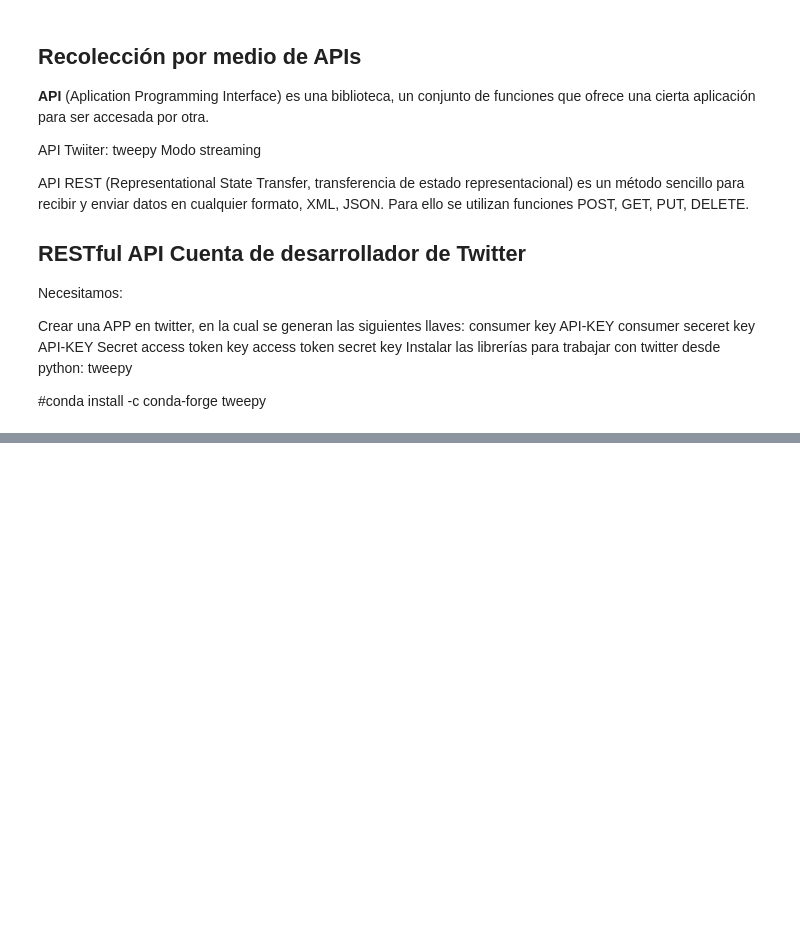
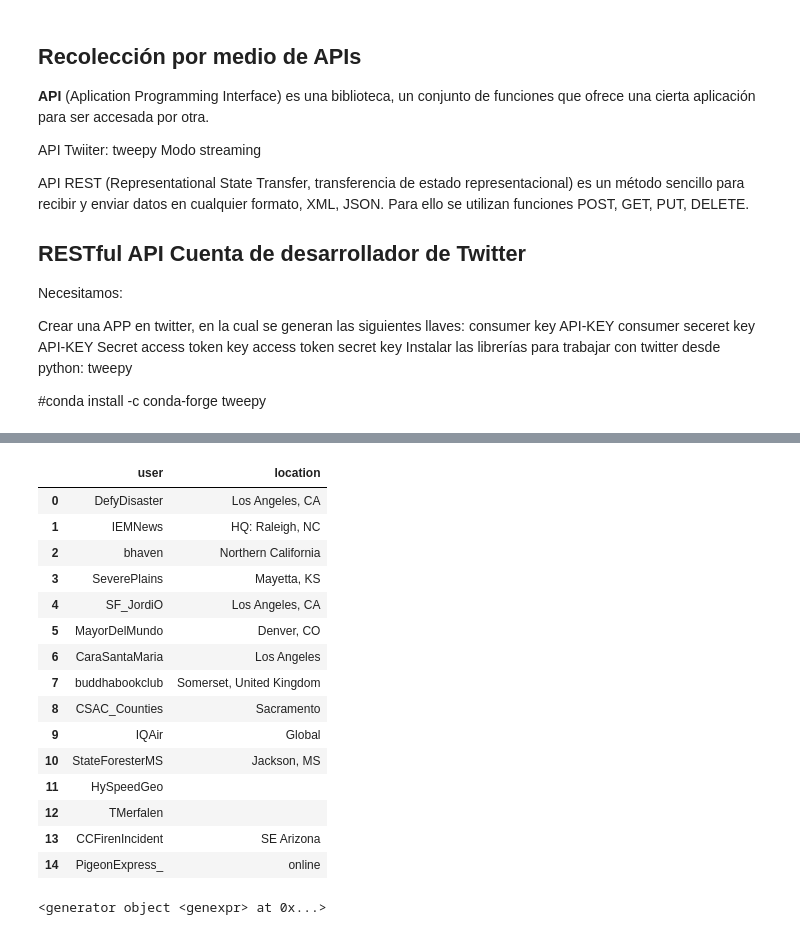
Before and after one commit to misaeladame/big-data, a Jupyter notebook: Jupyter/02_04_Twitter.ipynb, the cells around one changed output, grey strips where cells are left out. Saved outputs shown, nothing was run; the diff lists cells and outputs as text; code cells hidden in the pictures; blank space fills up the shorter version.

```diff
--- a/Jupyter/02_04_Twitter.ipynb
+++ b/Jupyter/02_04_Twitter.ipynb
@@ -61,8 +59,8 @@ access_token_secret = ""
 # %%
 #se crea un objeto de la clase OAuthHandler para poder utilizar la API con python
-"""
+
 auth = tw.OAuthHandler(consumer_key, consumer_secret) #objeto
 auth.set_access_token(access_token, access_token_secret) #credenciales para utilizar la API, en
-api = tw.API(auth, wait_on_rate_limite = True)
-"""
+api = tw.API(auth, wait_on_rate_limit=True)
+
 #objeto de la clase API, que nos permitirá realizar las consultas
@@ -71,9 +67,7 @@ api = tw.API(auth, wait_on_rate_limite = True)
 # %%
 #Ejemplo: dos variables de búsqueda
-"""
 search_words = "#wildfires" #<- busqueda con este hashtag
-date_dince = "2018-11-16"
-"""
+date_since = "2018-11-16"
 # %%
 #Colecta los tweets según nuestras variables
 #Buscamos search_words, los tweets en inglés, desde la fecha date_since, se restringe la busqueda
@@ -94,0 +98,4 @@ for tweet in tweets:
+# %%
+#Eliminar los retweets
+new_search=search_words + " -filter:retweets"
+new_search
@@ -94,0 +123,4 @@ for tweet in tweets:
+# %%
+tweets = tw.Cursor(api.search,q=new_search, lang="en",since=date_since).items(15)
+users_locs = [[tweet.user.screen_name, tweet.user.location] for tweet in tweets]
+users_locs
@@ -94,0 +143,28 @@ for tweet in tweets:
+# %%
+tweet_text = pd.DataFrame(data=users_locs, columns=['user', "location"])
+tweet_text
+# %% [output]
+|  | user | location |
+| 0 | DefyDisaster | Los Angeles, CA |
+| 1 | IEMNews | HQ: Raleigh, NC |
+| 2 | bhaven | Northern California |
+| 3 | SeverePlains | Mayetta, KS |
+| 4 | SF_JordiO | Los Angeles, CA |
+| 5 | MayorDelMundo | Denver, CO |
+| 6 | CaraSantaMaria | Los Angeles |
+| 7 | buddhabookclub | Somerset, United Kingdom |
+| 8 | CSAC_Counties | Sacramento |
+| 9 | IQAir | Global |
+| 10 | StateForesterMS | Jackson, MS |
+| 11 | HySpeedGeo |  |
+| 12 | TMerfalen |  |
+| 13 | CCFirenIncident | SE Arizona |
+| 14 | PigeonExpress_ | online |
+# %%
+# Nueva busqueda
+new_search = "TecNM -filter:retweets"
+tweets = tw.Cursor(api.search, q=new_search, lang="es", since="2020-01-01").items(10)
+all_tweets = (tweet.text for tweet in tweets)
+all_tweets
+# %% [output]
+<generator object <genexpr> at 0x...>
```
Also changed, not shown: parts of 38 cells of this notebook.
